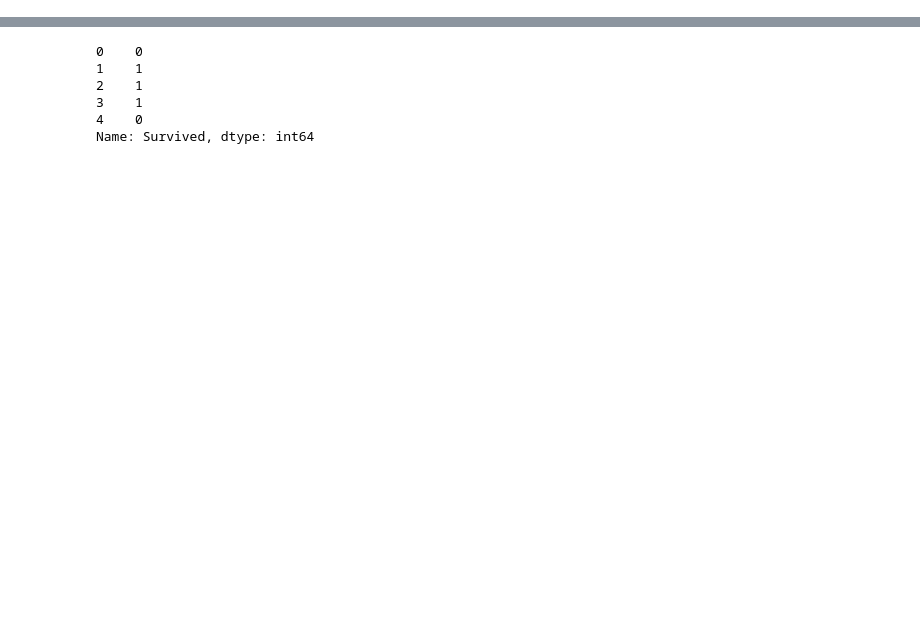
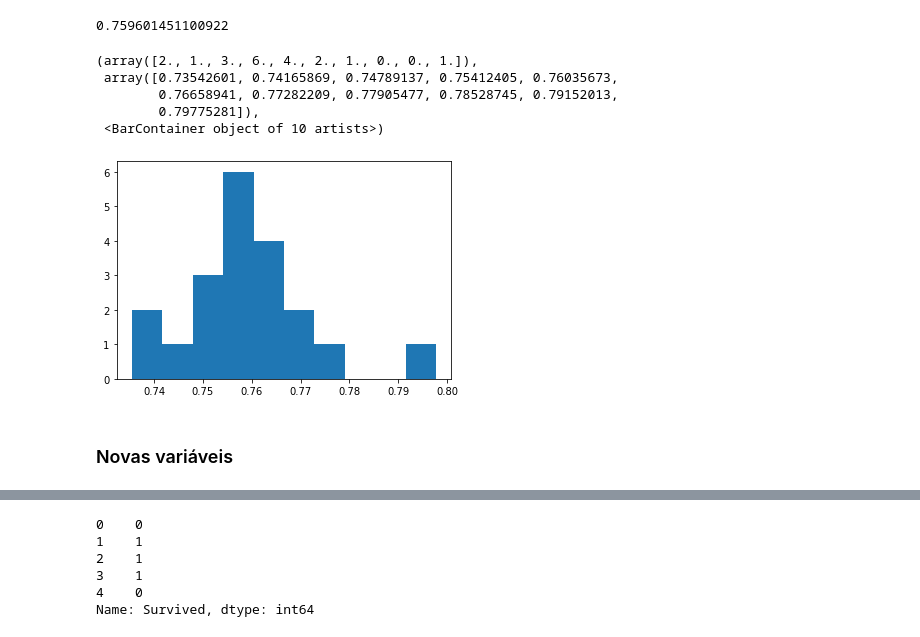
Before and after one commit to henriqueolvr/projects, a Jupyter notebook: titanic/titanic1.ipynb, the cells around one changed output, grey strips where cells are left out. Cells and saved outputs as stored; diff of their text form; code cells hidden in the pictures; blank space fills up the shorter version.

```diff
--- a/titanic/titanic1.ipynb
+++ b/titanic/titanic1.ipynb
@@ -15,0 +68,3 @@ train.head()
+# %%
+modelo = RandomForestClassifier(n_estimators = 100, n_jobs = -1, random_state = 0)
+modelo.fit(X_treino, y_treino)
@@ -15,0 +79,3 @@ train.head()
+# %%
+p = (X_valid['Sex_binario'] == 1).astype(np.int64)
+np.mean(y_valid == p)
@@ -33,0 +92,6 @@ train['Sex_binario'] = train['Sex'].map(transformar_sexo)
+# %%
+kf = KFold(3, shuffle=True, random_state=0)
+for linhas_treino, linhas_valid in kf.split(X_falso):
+    print("Treino", linhas_treino)
+    print("Valid", linhas_valid)
+    print()
@@ -33,0 +133,23 @@ train['Sex_binario'] = train['Sex'].map(transformar_sexo)
+# %%
+resultados = []
+kf = RepeatedKFold(n_splits=2, n_repeats=10, random_state=10)
+
+for linhas_treino, linhas_valid in kf.split(X):
+    print("Treino", linhas_treino.shape[0])
+    print("Valid", linhas_valid.shape[0])
+    print()
+
+    X_treino, X_valid = X.iloc[linhas_treino], X.iloc[linhas_valid]
+    y_treino, y_valid = y.iloc[linhas_treino], y.iloc[linhas_valid]
+    #print(X_treino.head())
+    #print()
+
+    modelo = RandomForestClassifier(n_estimators = 100, n_jobs = -1, random_state = 0)
+    modelo.fit(X_treino, y_treino)
+
+    p = modelo.predict(X_valid)
+
+    acc = np.mean(y_valid == p)
+    resultados.append(acc)
+    print("Acc:", acc)
+    print()
@@ -34,3 +180,18 @@ train['Sex_binario'] = train['Sex'].map(transformar_sexo)
+# %%
+np.mean(resultados)
+# %% [output]
+0.759601451100922
+# %%
+pylab.hist(resultados)
+# %% [output]
+(array([2., 1., 3., 6., 4., 2., 1., 0., 0., 1.]),
+ array([0.73542601, 0.74165869, 0.74789137, 0.75412405, 0.76035673,
+        0.76658941, 0.77282209, 0.77905477, 0.78528745, 0.79152013,
+        0.79775281]),
+ <BarContainer object of 10 artists>)
+[figure, added]
+# %% [markdown]
+### Novas variáveis
 # %%
 train.head()
 # %% [output]
```
Also changed, not shown: parts of 43 cells of this notebook, 4 other files.
